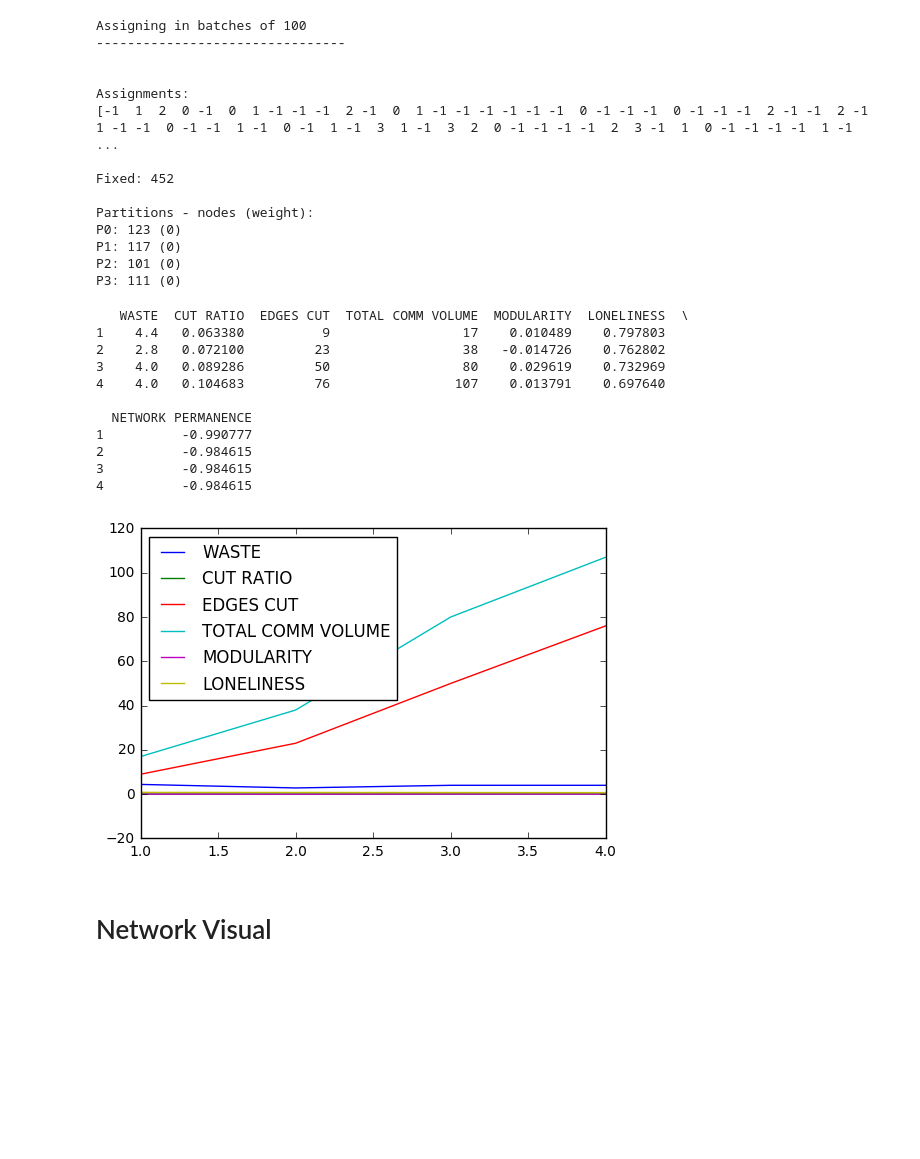
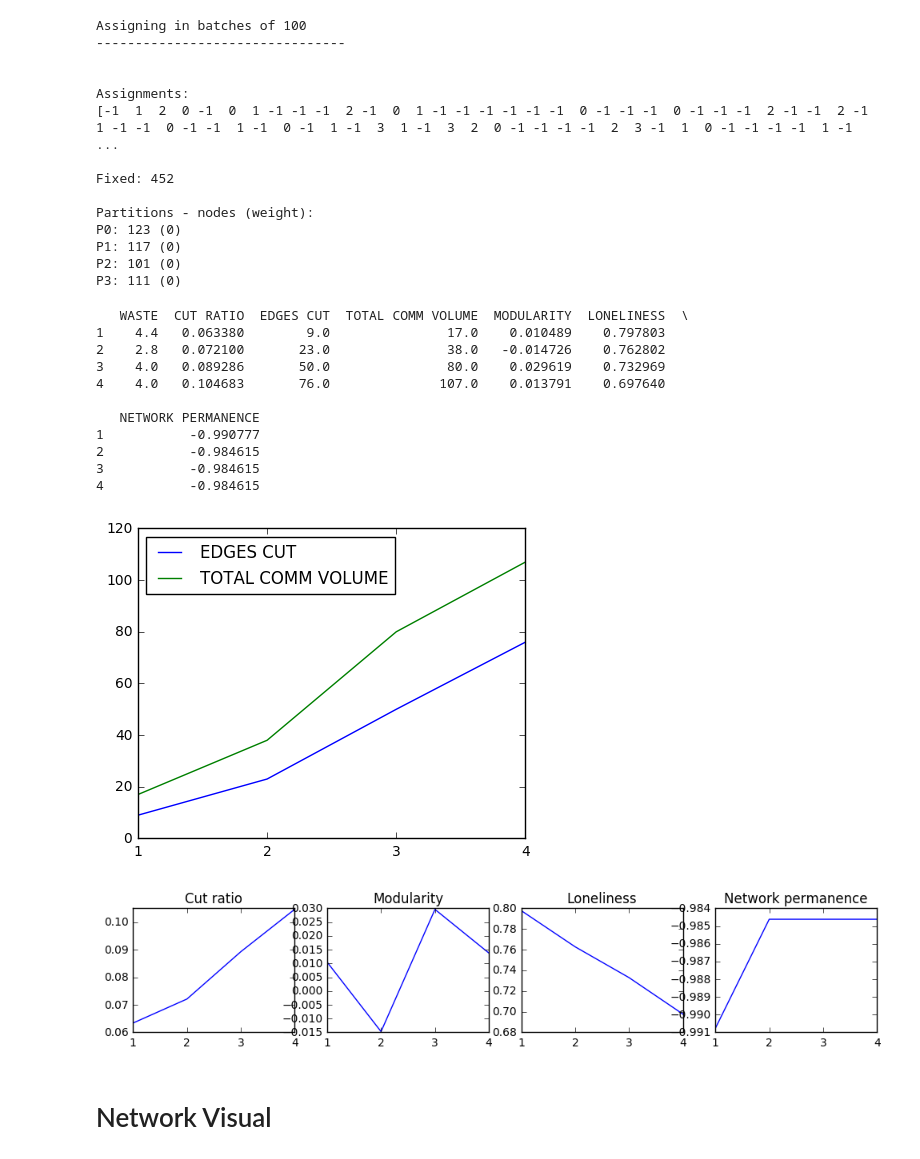
Before and after one commit to sbarakat/graph-partitioning, a Jupyter notebook: graph-partitioning-fennel.ipynb, the cells around one changed output. Saved outputs shown, nothing was run; the diff lists cells and outputs as text; code cells hidden in the pictures; blank space fills up the shorter version.

Commit message:
split charts of metrics into individual line charts so trends can easily be seen in the smaller values

```diff
--- a/graph-partitioning-fennel.ipynb
+++ b/graph-partitioning-fennel.ipynb
@@ -225,25 +225,32 @@ P0: 123 (0)
 P1: 117 (0)
 P2: 101 (0)
 P3: 111 (0)
-# %%
-rows = list(range(1, len(m)+1))
-df = pd.DataFrame(m, index=rows, columns=cols)
-
-df.plot()
-print(df)
-# %% [output]
-   WASTE  CUT RATIO  EDGES CUT  TOTAL COMM VOLUME  MODULARITY  LONELINESS  \
-1    4.4   0.063380          9                 17    0.010489    0.797803
-2    2.8   0.072100         23                 38   -0.014726    0.762802
-3    4.0   0.089286         50                 80    0.029619    0.732969
-4    4.0   0.104683         76                107    0.013791    0.697640
-
-  NETWORK PERMANENCE
-1          -0.990777
-2          -0.984615
-3          -0.984615
-4          -0.984615
-[figure, removed]
+# %%
+rows = list(range(1, len(m)+1))
+df = pd.DataFrame(m, index=rows, columns=cols).astype(float)
+
+df.plot(y=['EDGES CUT', 'TOTAL COMM VOLUME'], xticks=rows, figsize=(5,4))
+
+fig, axs = plt.subplots(1,4)
+df.plot(y=['CUT RATIO'], title='Cut ratio', xticks=rows, figsize=(12,2), legend=False, ax=axs[0])
+df.plot(y=['MODULARITY'], title='Modularity', xticks=rows, figsize=(12,2), legend=False, ax=axs[1])
+df.plot(y=['LONELINESS'], title='Loneliness', xticks=rows, figsize=(12,2), legend=False, ax=axs[2])
+df.plot(y=['NETWORK PERMANENCE'], title='Network permanence', xticks=rows, figsize=(12,2), legend=False, ax=axs[3])
+print(df)
+# %% [output]
+   WASTE  CUT RATIO  EDGES CUT  TOTAL COMM VOLUME  MODULARITY  LONELINESS  \
+1    4.4   0.063380        9.0               17.0    0.010489    0.797803
+2    2.8   0.072100       23.0               38.0   -0.014726    0.762802
+3    4.0   0.089286       50.0               80.0    0.029619    0.732969
+4    4.0   0.104683       76.0              107.0    0.013791    0.697640
+
+   NETWORK PERMANENCE
+1           -0.990777
+2           -0.984615
+3           -0.984615
+4           -0.984615
+[figure, added]
+[figure, added]
 # %% [markdown]
 # Network Visual
 # %%
```
Also changed, not shown: parts of 1 cell of this notebook.
